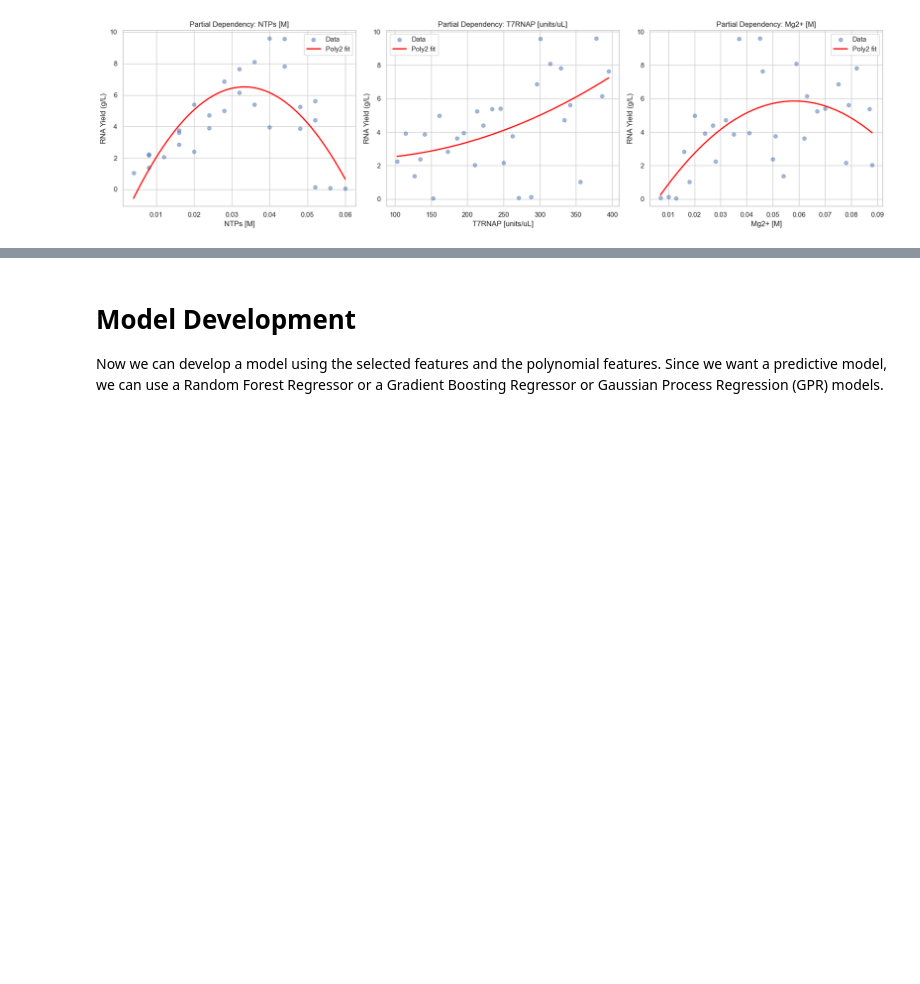
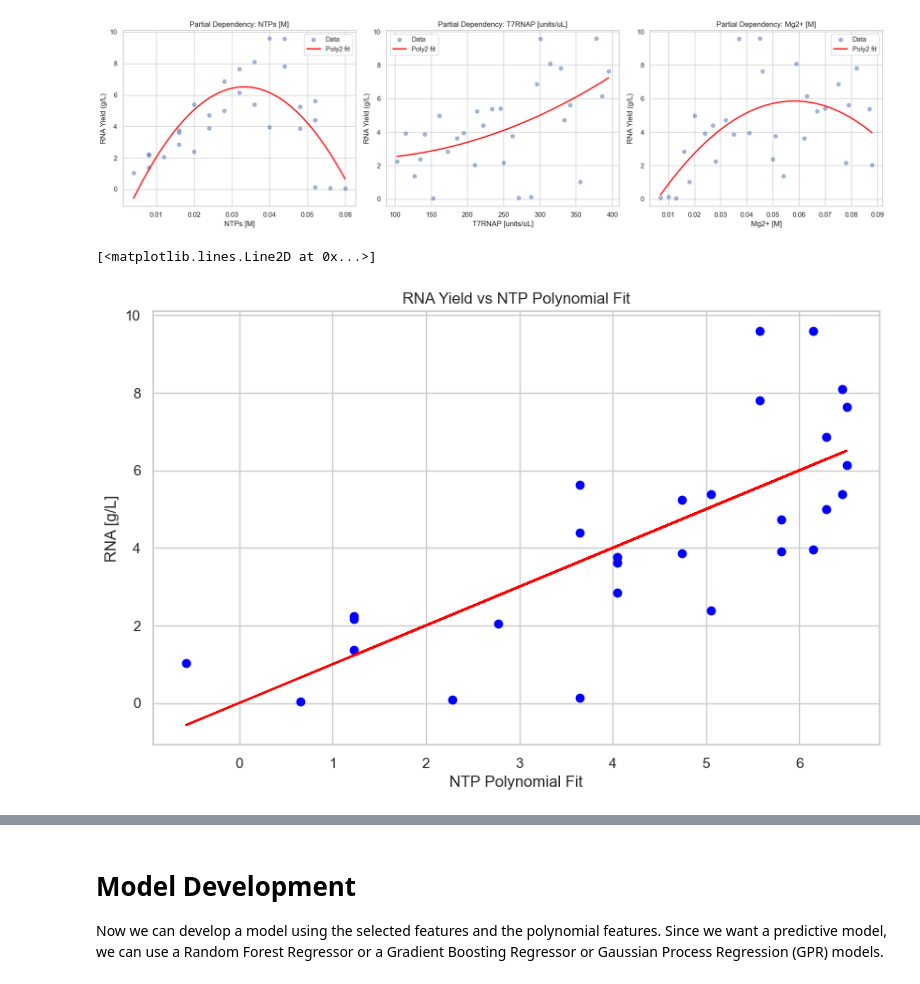
Before and after one commit to kesler20/phd_notebooks, a Jupyter notebook: 2025/07/multi-template model (no outlier).ipynb, the cells around one changed output, grey strips where cells are left out. Cells and saved outputs as stored; diff of their text form; code cells hidden in the pictures; blank space fills up the shorter version.

```diff
--- a/2025/07/multi-template model (no outlier).ipynb
+++ b/2025/07/multi-template model (no outlier).ipynb
@@ -1063,6 +1063,37 @@ Polynomial equation for NTPs [M]: -8240.881 * x^2 + 549.265 * x^1 + -2.635 * x^0
 Polynomial equation for T7RNAP [units/uL]: 0.000 * x^2 + -0.003 * x^1 + 2.444 * x^0
 Polynomial equation for Mg2+ [M]: -2137.944 * x^2 + 248.926 * x^1 + -1.388 * x^0
 [figure]
+# %%
+# plot the RNA yield against the NTP polynomial fits generated above
+ntp = experimental_conditions[schema.IVTReactionSchema.NTP_M.value].values.ravel()
+ntp_equation = -8240.881 * ntp**2 + 549.265 * ntp**1 + -2.635 * ntp**0
+
+plt.figure(figsize=(10, 6))
+plt.scatter(
+    ntp_equation,
+    response[schema.IVTReactionSchema.RNA_g_L.value].values.ravel(),
+    color="blue",
+    marker="o",
+)
+# add labels to the plot
+plt.xlabel("NTP Polynomial Fit")
+plt.ylabel(schema.IVTReactionSchema.RNA_g_L.value)
+plt.title("RNA Yield vs NTP Polynomial Fit")
+
+# add trend line
+z = np.polyfit(
+    ntp_equation, response[schema.IVTReactionSchema.RNA_g_L.value].values.ravel(), 1
+)
+p = np.poly1d(z)
+plt.plot(
+    ntp_equation,
+    p(ntp_equation),
+    color="red",
+    label="Trend Line",
+)
+# %% [output]
+[<matplotlib.lines.Line2D at 0x...>]
+[figure, added]
 # %%
 ntp = experimental_conditions[schema.IVTReactionSchema.NTP_M.value].values.ravel()
 ntp_equation = -8240.881 * ntp**2 + 549.265 * ntp**1 + -2.635 * ntp**0
```
Also changed, not shown: parts of 11 cells of this notebook.
